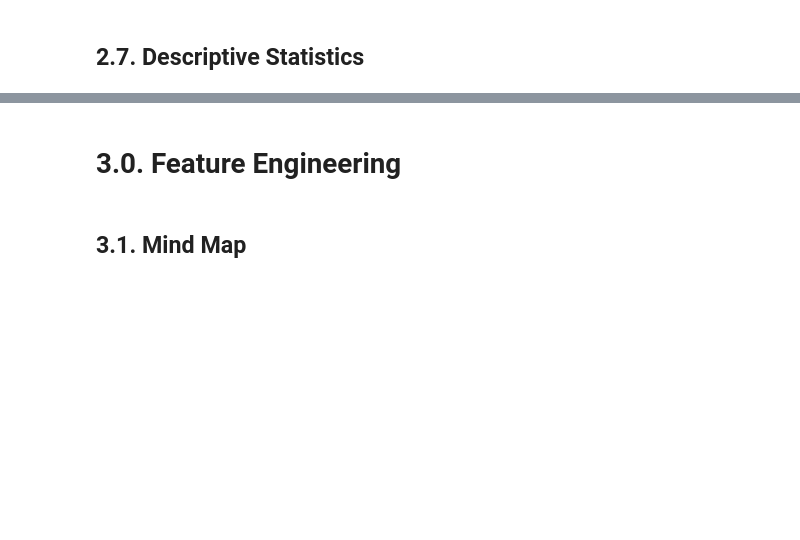
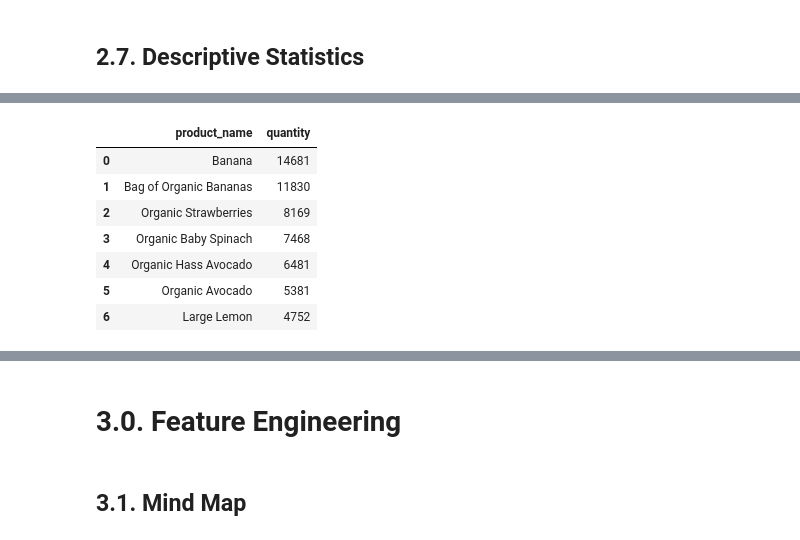
Before and after one commit to gabrielhpr/InstacartClustering, a Jupyter notebook: InstacartClustering.ipynb, the cells around one changed output, grey strips where cells are left out. Drawn from its saved outputs; the diff is of its cells as text; code cells hidden in the pictures; blank space fills up the shorter version.

```diff
--- a/InstacartClustering.ipynb
+++ b/InstacartClustering.ipynb
@@ -194,0 +377,11 @@ df_raw.head()
+# %%
+cat_data['product_name'].value_counts().sort_values(ascending=False).reset_index().rename(columns={'index':'product_name', 'product_name':'quantity'}).head(7)
+# %% [output]
+|  | product_name | quantity |
+| 0 | Banana | 14681 |
+| 1 | Bag of Organic Bananas | 11830 |
+| 2 | Organic Strawberries | 8169 |
+| 3 | Organic Baby Spinach | 7468 |
+| 4 | Organic Hass Avocado | 6481 |
+| 5 | Organic Avocado | 5381 |
+| 6 | Large Lemon | 4752 |
```
Also changed, not shown: parts of 23 cells of this notebook.
